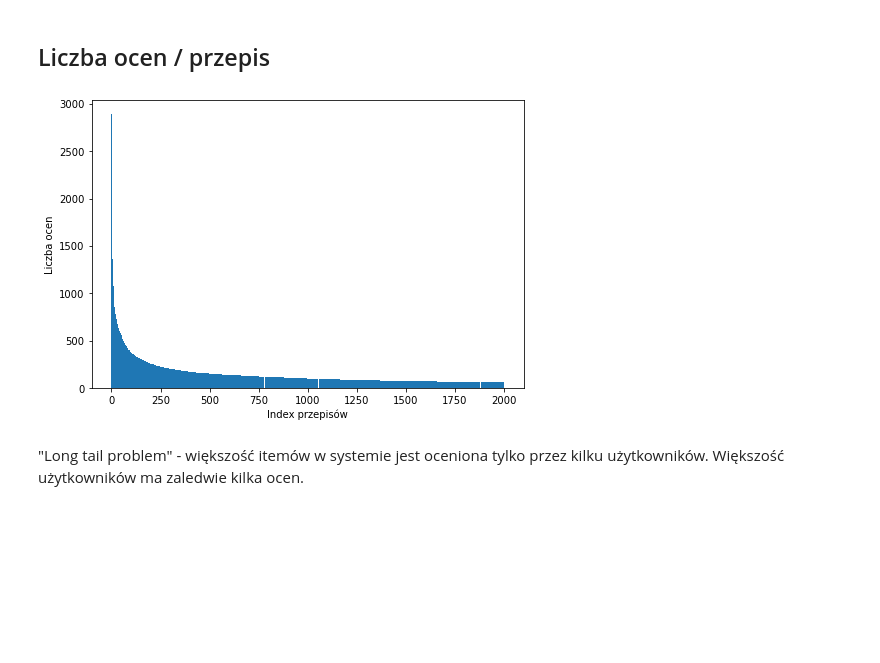
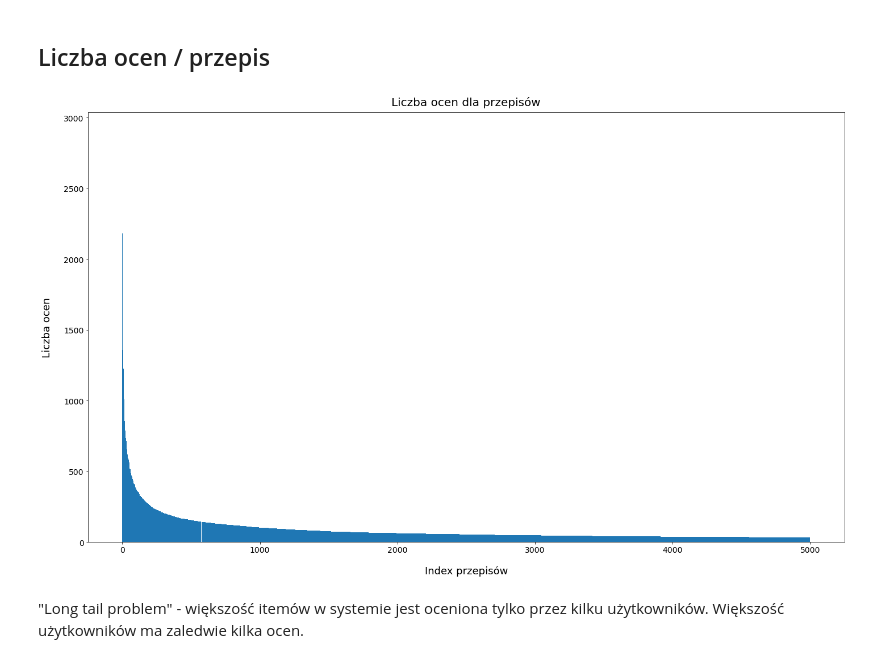
Before and after one commit to Karolina-Lach/RecommenderSystemAlgorithms, a Jupyter notebook: 00_EDA.ipynb, the cells around one changed output. Saved outputs shown, nothing was run; the diff lists cells and outputs as text; code cells hidden in the pictures; blank space fills up the shorter version.

```diff
--- a/00_EDA.ipynb
+++ b/00_EDA.ipynb
@@ -176,4 +281,4 @@ ratings_small = ratings[['RecipeId', 'AuthorId', 'Rating', 'Review', 'DateSubmit
 # %%
 # delete ratings of missing recipes
-missing_recipes = ratings_small[~ratings_small.RecipeId.isin(recipes.RecipeId)]
-ratings_small = ratings_small.drop(missing_recipes.index)
+missing_recipes = ratings[~ratings.RecipeId.isin(recipes.RecipeId)]
+ratings = ratings.drop(missing_recipes.index)
@@ -185,0 +301,3 @@ Number of users:  271906
+# %%
+ratings_base = pd.DataFrame()
+ratings_base = ratings[['RecipeId', 'AuthorId', 'Rating']].copy()
@@ -218,0 +335,8 @@ Number of unique users including 0 ratings:  271906
+# %%
+ratings_per_user = ratings_base.groupby('AuthorId').count().drop(columns='RecipeId')
+ratings_per_user = ratings_per_user.rename(columns={'Rating': "Count"})
+ratings_per_user = ratings_per_user.sort_values(by="Count", ascending=False)
+
+ratings_per_recipe = ratings_base.groupby('RecipeId').count().drop(columns='AuthorId')
+ratings_per_recipe = ratings_per_recipe.rename(columns={'Rating': "Count"})
+ratings_per_recipe = ratings_per_recipe.sort_values(by="Count", ascending=False)
@@ -263,20 +393,27 @@ plt.show()
 # %% [markdown]
 ## Liczba ocen / przepis
 # %%
-reviews_per_recipe_sorted = reviews_per_recipe_with_0.sort_values(by='ReviewsPerRecipe', ascending=False)
-y = reviews_per_recipe_sorted[reviews_per_recipe_sorted['ReviewsPerRecipe']>1]
-y = y['ReviewsPerRecipe'].tolist()
+y = list(ratings_per_recipe['Count'])[:5000]
+ids = range(0, len(y))
 # %%
-fig = plt.figure()
+fig = plt.gcf()
+fig.set_size_inches(18.5, 10.5)
 ax = fig.add_axes([0,0,1,1])
-ids = range(0, len(y))
-counts = y
-ax.bar(ids[:2000], counts[:2000], width=1.0)
-ax.set_ylabel("Liczba ocen")
-ax.set_xlabel("Index przepisów")
+
+ax.bar(ids, y, width=1.0)
+ax.set_ylabel("Liczba ocen", fontsize=18, labelpad=20)
+ax.set_xlabel("Index przepisów", fontsize=18, labelpad=20)
+ax.set_title("Liczba ocen dla przepisów", fontsize=20, y=1.008)
+
+
+plt.yticks(fontsize=14)
+plt.xticks(fontsize=14)
+
 plt.show()
+
+# fig.savefig('../Data/IMG/ratings_counts_per_user.png', dpi=100)
 # %% [output]
-[figure, old version]
+[figure, new version]
 # %% [markdown]
 "Long tail problem" - większość itemów w systemie jest oceniona tylko przez kilku użytkowników. Większość użytkowników ma zaledwie kilka ocen.
 # %% [markdown]
```
Also changed, not shown: parts of 98 cells of this notebook, 13 other files.
